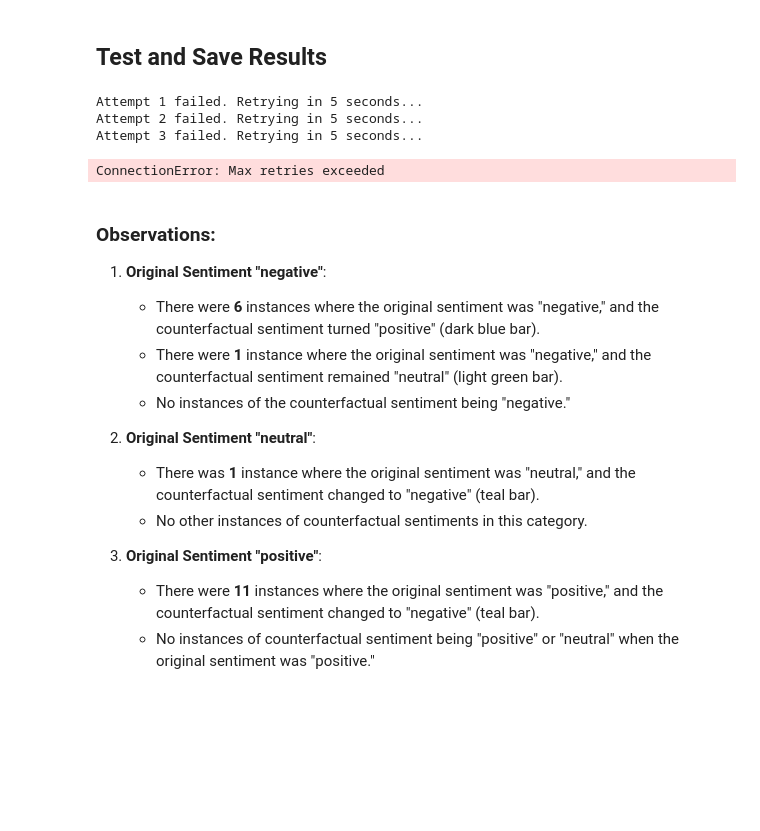
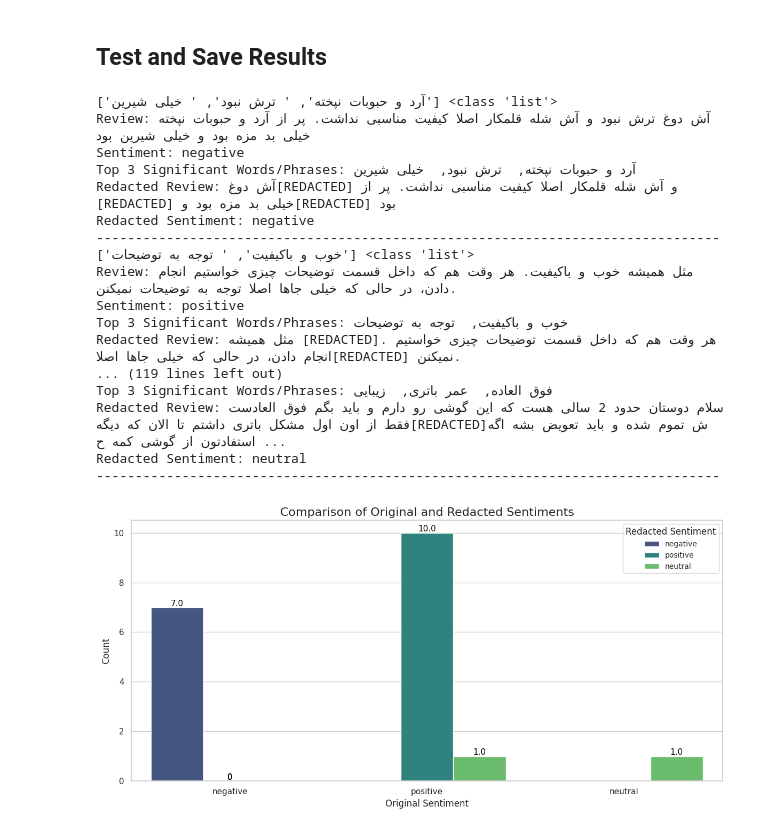
Before and after one commit to alizahedzadeh/LLM-Self-Explanation-IB-Bilingual, a Jupyter notebook: sentiment_counterfactual.ipynb, the cells around one changed output. Saved outputs shown, nothing was run; the diff lists cells and outputs as text; code cells hidden in the pictures; blank space fills up the shorter version.

Commit message:
second result (redaction example)

```diff
--- a/sentiment_counterfactual.ipynb
+++ b/sentiment_counterfactual.ipynb
@@ -11,7 +15,7 @@ from sklearn.metrics import classification_report, confusion_matrix, ConfusionMa
 # Set Cohere API key
 # %%
 # Set Cohere API key
-cohere_api_key = '0AX1PshuXSIVzmTNZqqhFnNPjszfZqp6yfFLWiTC'
+cohere_api_key = '47amNsxWIPexaTSxCmteAskkxXJ9XVfB2nClzP0j'
 co = cohere.Client(cohere_api_key)
 # %% [markdown]
 # Counterfactual Explaination
@@ -245,7 +249,7 @@ def get_top3_significant_words(review):
         max_tokens=20,
         temperature=0.3
     )
-    top3_words = response.generations[0].text.strip().split(", ")
+    top3_words = response.generations[0].text.strip().split("،")
     return top3_words
 
 # Function to redact the top 3 significant words/phrases and reanalyze sentiment
@@ -310,10 +314,10 @@ results = []
 for review in reviews:
     sentiment = make_request_with_retry(get_sentiment, review)
     time.sleep(10)
-    #top3_significant_words = make_request_with_retry(get_top3_significant_words, review)
-    #time.sleep(10)
-    #redacted_sentiment = make_request_with_retry(get_redacted_sentiment, review, top3_significant_words)
-
+    top3_significant_words = make_request_with_retry(get_top3_significant_words, review)
+    time.sleep(10)
+    redacted_sentiment = make_request_with_retry(get_redacted_sentiment, review, top3_significant_words)
+    print(top3_significant_words, type(top3_significant_words))
     redacted_review = review
     for word in top3_significant_words:
         redacted_review = redacted_review.replace(word, '[REDACTED]')
@@ -342,48 +346,48 @@ df = pd.DataFrame(results)
 
 # Save the results to a CSV file
 df.to_csv("sentiment_analysis_results_with_top3.csv", index=False)
 
 # Plotting the comparison using Seaborn for better aesthetics
 plt.figure(figsize=(12, 6))
 sns.set(style="whitegrid")
 
 # Create the count plot
 ax = sns.countplot(data=df, x='Original Sentiment', hue='Redacted Sentiment', palette='viridis')
 
 # Add title and labels
 plt.title("Comparison of Original and Redacted Sentiments", fontsize=16)
 plt.xlabel("Original Sentiment", fontsize=12)
 plt.ylabel("Count", fontsize=12)
 
 # Display counts on bars
 for p in ax.patches:
     height = p.get_height()
     ax.annotate(f'{height}', (p.get_x() + p.get_width() / 2., height),
                 ha='center', va='center', fontsize=11, color='black', xytext=(0, 5),
                 textcoords='offset points')
 
 # Adjust legend position
 plt.legend(title='Redacted Sentiment', loc='upper right', fontsize=10)
 
 # Show the plot
 plt.tight_layout()
 plt.show()
 # %% [output]
-Attempt 1 failed. Retrying in 5 seconds...
-Attempt 2 failed. Retrying in 5 seconds...
-Attempt 3 failed. Retrying in 5 seconds...
+['آرد و حبوبات نپخته', ' ترش نبود', ' خیلی شیرین'] <class 'list'>
+Review: آش دوغ ترش نبود و آش شله قلمکار اصلا کیفیت مناسبی نداشت. پر از آرد و حبوبات نپخته خیلی بد مزه بود و خیلی شیرین بود
+Sentiment: negative
+Top 3 Significant Words/Phrases: آرد و حبوبات نپخته,  ترش نبود,  خیلی شیرین
+Redacted Review: آش دوغ[REDACTED] و آش شله قلمکار اصلا کیفیت مناسبی نداشت. پر از [REDACTED] خیلی بد مزه بود و[REDACTED] بود
+Redacted Sentiment: negative
+--------------------------------------------------------------------------------
+['خوب و باکیفیت', ' توجه به توضیحات'] <class 'list'>
+Review: مثل همیشه خوب و باکیفیت. هر وقت هم که داخل قسمت توضیحات چیزی خواستیم انجام دادن، در حالی که خیلی جاها اصلا توجه به توضیحات نمیکنن.
+Sentiment: positive
+Top 3 Significant Words/Phrases: خوب و باکیفیت,  توجه به توضیحات
+Redacted Review: مثل همیشه [REDACTED]. هر وقت هم که داخل قسمت توضیحات چیزی خواستیم انجام دادن، در حالی که خیلی جاها اصلا[REDACTED] نمیکنن.
+... (119 lines left out)
+Top 3 Significant Words/Phrases: فوق العاده,  عمر باتری,  زیبایی
+Redacted Review: سلام دوستان حدود 2 سالی هست که این گوشی رو دارم و باید بگم فوق العادست فقط از اون اول مشکل باتری داشتم تا الان که دیگه[REDACTED]ش تموم شده و باید تعویض بشه اگه استفادتون از گوشی کمه ح ...
+Redacted Sentiment: neutral
+--------------------------------------------------------------------------------
-ConnectionError: Max retries exceeded
+[figure, added]
-# %% [markdown]
-### Observations:
-1. **Original Sentiment "negative"**:
-   - There were **6** instances where the original sentiment was "negative," and the counterfactual sentiment turned "positive" (dark blue bar).
-   - There were **1** instance where the original sentiment was "negative," and the counterfactual sentiment remained "neutral" (light green bar).
-   - No instances of the counterfactual sentiment being "negative."
-
-2. **Original Sentiment "neutral"**:
-   - There was **1** instance where the original sentiment was "neutral," and the counterfactual sentiment changed to "negative" (teal bar).
-   - No other instances of counterfactual sentiments in this category.
-
-3. **Original Sentiment "positive"**:
-   - There were **11** instances where the original sentiment was "positive," and the counterfactual sentiment changed to "negative" (teal bar).
-   - No instances of counterfactual sentiment being "positive" or "neutral" when the original sentiment was "positive."
```
Also changed, not shown: parts of 2 cells of this notebook, 1 other file.
